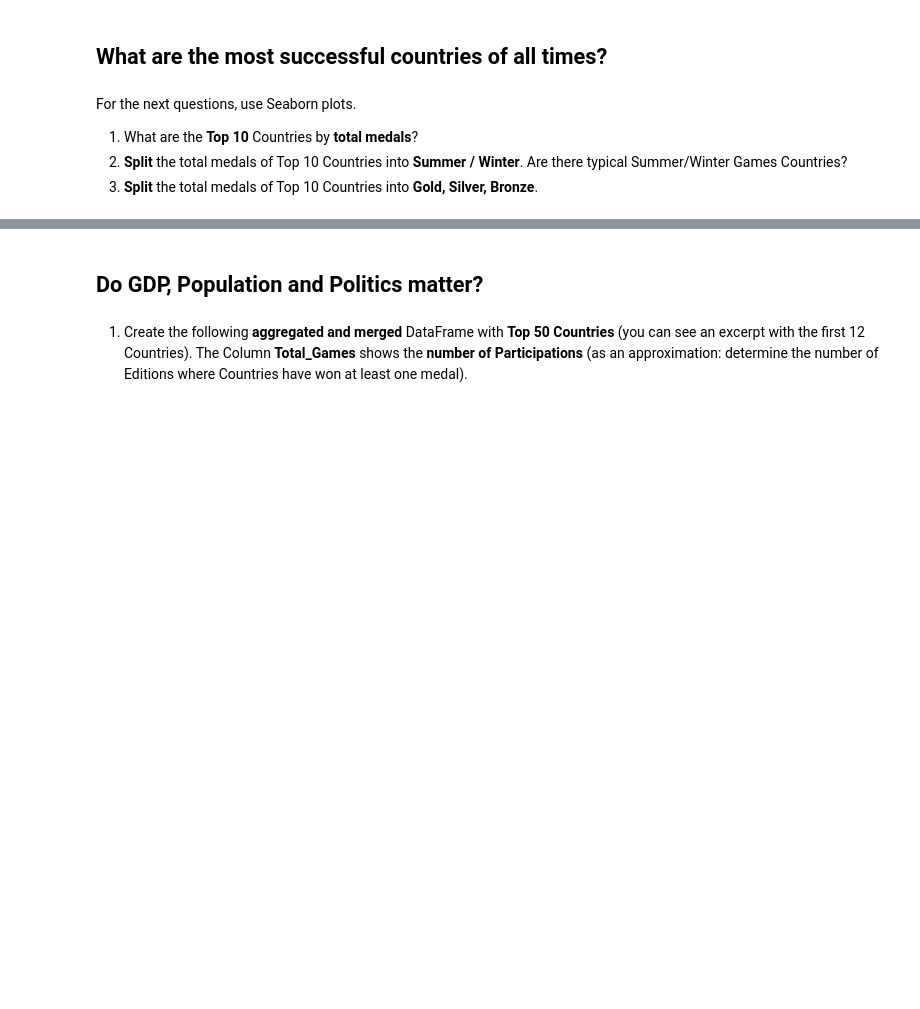
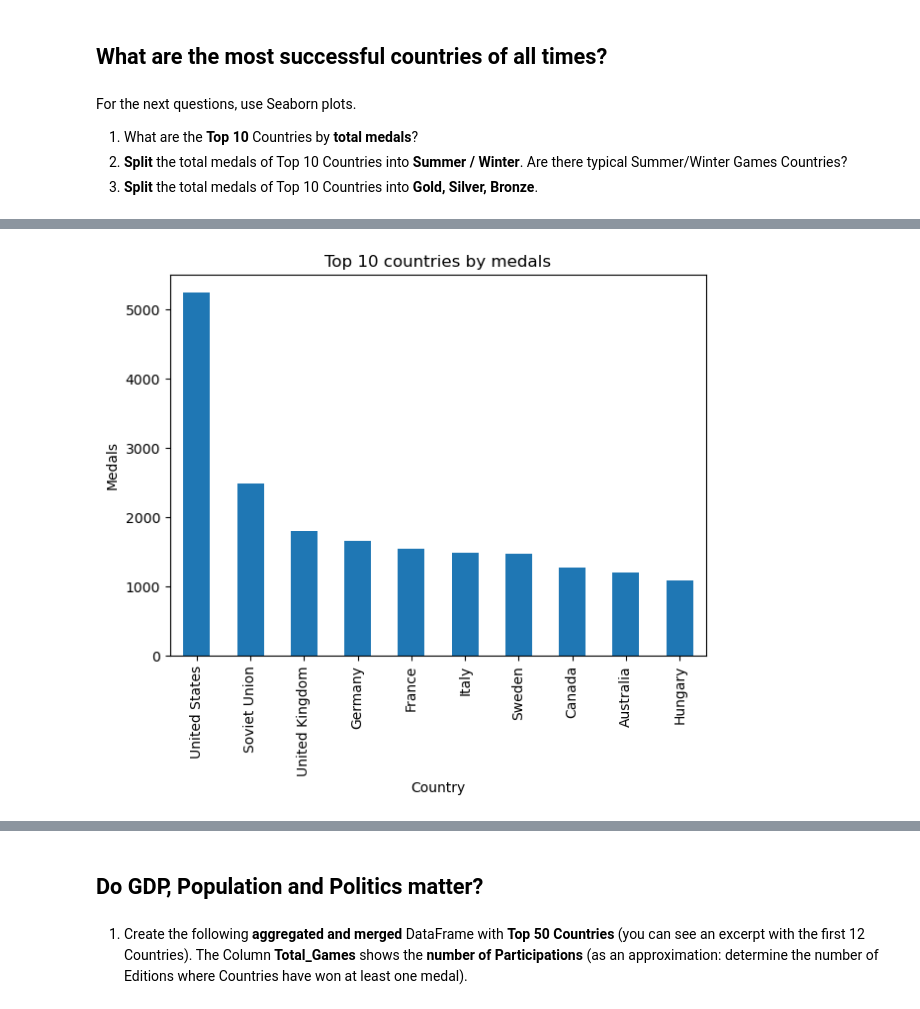
Before and after one commit to alchemistbg/udemy-the-complete-pandas-bootcamp, a Jupyter notebook: Section-21/Explanatory_DataAnalysis_Challenge.ipynb, the cells around one changed output, grey strips where cells are left out. Drawn from its saved outputs; the diff is of its cells as text; code cells hidden in the pictures; blank space fills up the shorter version.

```diff
--- a/Section-21/Explanatory_DataAnalysis_Challenge.ipynb
+++ b/Section-21/Explanatory_DataAnalysis_Challenge.ipynb
@@ -255,3 +255,7 @@ olympics.loc[olympics.Code.isna()].index
 Index([29603, 31072, 31091, 31110], dtype='int64')
 # %%
 olympics.drop(index = olympics.loc[olympics.Code.isna()].index, inplace = True)
+# %%
+olympics.reset_index(drop = True, inplace = True)
+# %%
+olympics.Medal = olympics.Medal.astype('category')
@@ -258,3 +283,5 @@ olympics.drop(index = olympics.loc[olympics.Code.isna()].index, inplace = True)
+# %%
+olympics.Medal = olympics.Medal.cat.set_categories(['Bronze', 'Silver', 'Gold'], ordered = True)
 # %% [markdown]
 ## What are the most successful countries of all times?
 # %% [markdown]
@@ -262,3 +289,5 @@ For the next questions, use Seaborn plots.
 1. What are the __Top 10__ Countries by __total medals__?
 2. __Split__ the total medals of Top 10 Countries into __Summer / Winter__. Are there typical Summer/Winter Games Countries?
 3. __Split__ the total medals of Top 10 Countries into __Gold, Silver, Bronze__.
+# %%
+top_10 = olympics.Country.value_counts().head(10)
@@ -264,0 +309,7 @@ For the next questions, use Seaborn plots.
+# %%
+top_10.plot(kind = 'bar', figsize = (7, 5))
+plt.title('Top 10 countries by medals')
+plt.ylabel('Medals')
+plt.show()
+# %% [output]
+[figure, added]
```
Also changed, not shown: parts of 19 cells of this notebook.
